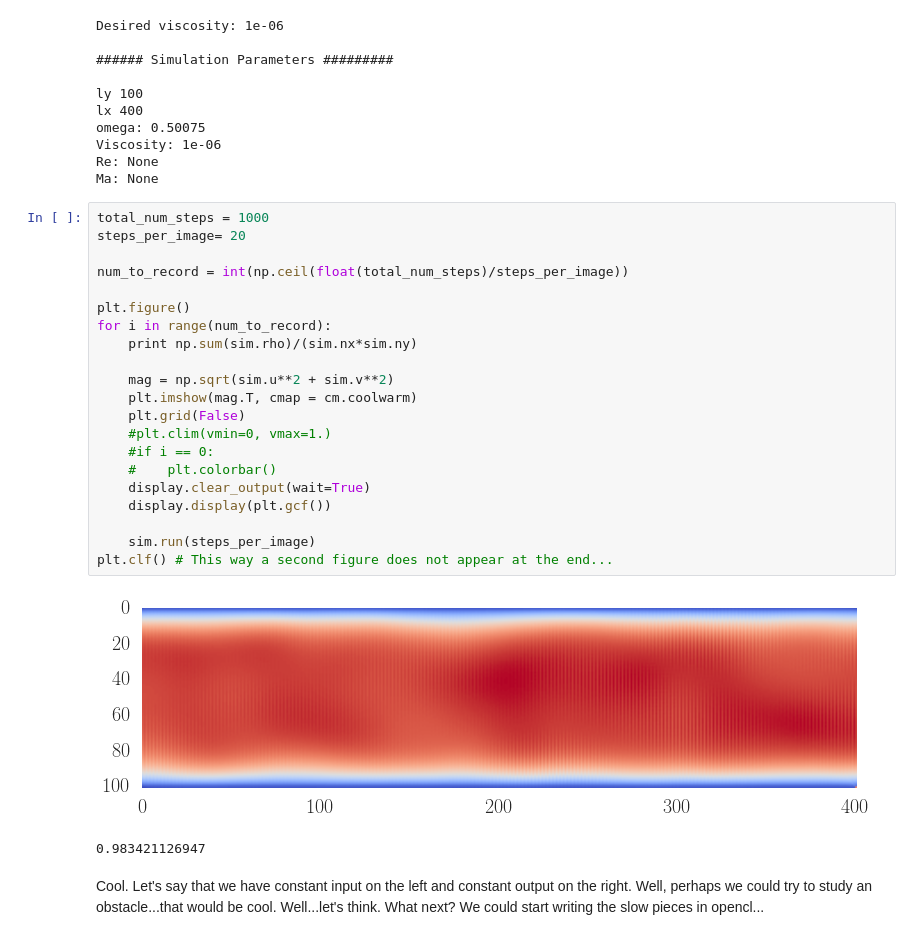
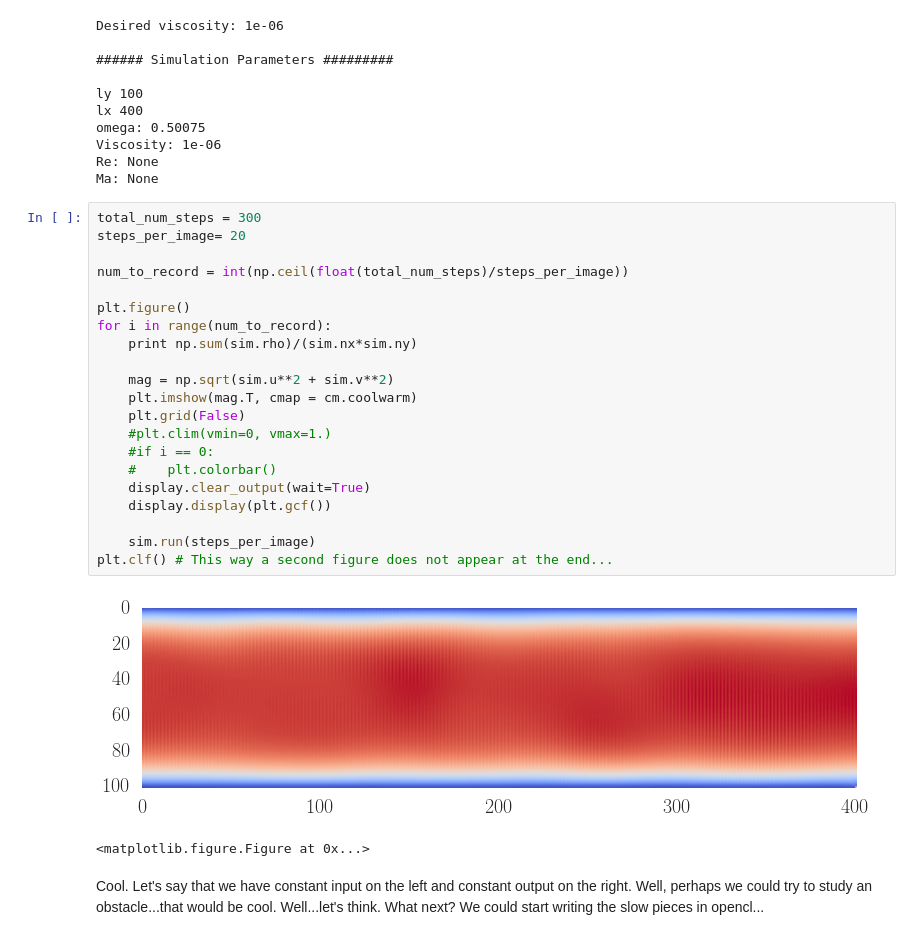
Before and after one commit to latticeboltzmann/2d-lb, a Jupyter notebook: testing/visualizing_pipe_flow_04.ipynb, the cells around one changed output. Saved outputs shown, nothing was run; the diff lists cells and outputs as text.

```diff
--- a/testing/visualizing_pipe_flow_04.ipynb
+++ b/testing/visualizing_pipe_flow_04.ipynb
@@ -73,28 +73,28 @@ Viscosity: 1e-06
 Re: None
 Ma: None
 # %%
-total_num_steps = 1000
+total_num_steps = 300
 steps_per_image= 20
 
 num_to_record = int(np.ceil(float(total_num_steps)/steps_per_image))
 
 plt.figure()
 for i in range(num_to_record):
     print np.sum(sim.rho)/(sim.nx*sim.ny)
 
     mag = np.sqrt(sim.u**2 + sim.v**2)
     plt.imshow(mag.T, cmap = cm.coolwarm)
     plt.grid(False)
     #plt.clim(vmin=0, vmax=1.)
     #if i == 0:
     #    plt.colorbar()
     display.clear_output(wait=True)
     display.display(plt.gcf())
 
     sim.run(steps_per_image)
 plt.clf() # This way a second figure does not appear at the end...
 # %% [output]
-[figure, old version]
+[figure, new version]
-0.983421126947
+<matplotlib.figure.Figure at 0x...>
 # %% [markdown]
 Cool. Let's say that we have constant input on the left and constant output on the right. Well, perhaps we could try to study an obstacle...that would be cool. Well...let's think. What next? We could start writing the slow pieces in opencl...
```
Also changed, not shown: 1 other file.
